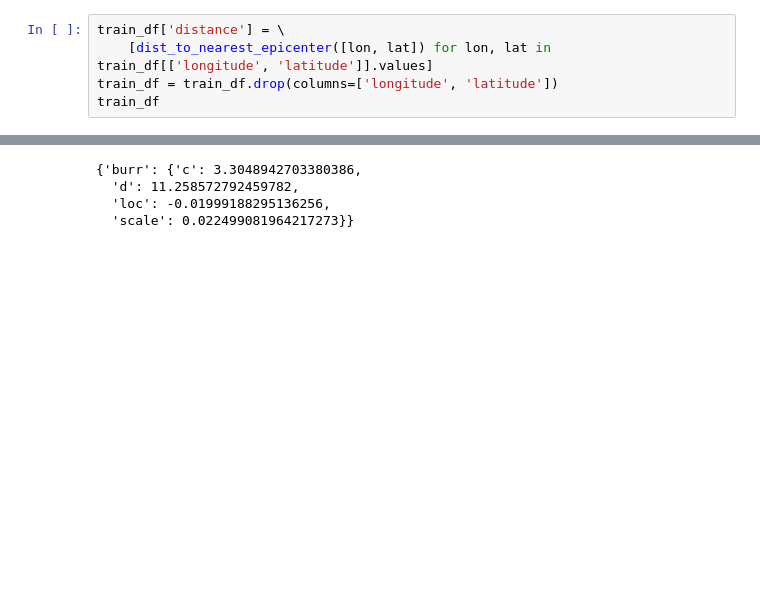
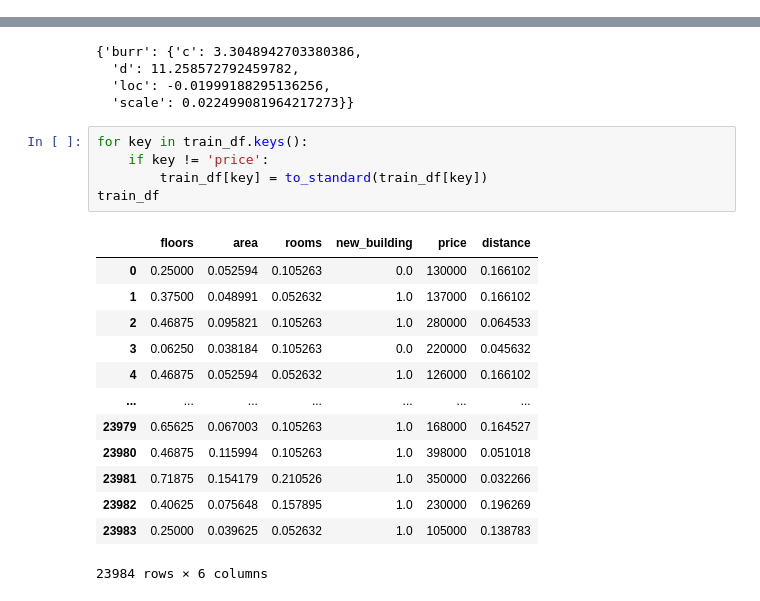
Before and after one commit to Muradmustafayev-03/BinaAzPricingPrediction, a Jupyter notebook: notebooks/analysis.ipynb, the cells around one changed output, grey strips where cells are left out. Cells and saved outputs as stored; diff of their text form; blank space fills up the shorter version.

```diff
--- a/notebooks/analysis.ipynb
+++ b/notebooks/analysis.ipynb
@@ -118,5 +97,0 @@ def dist_to_nearest_epicenter(p):
-# %%
-train_df['distance'] = \
-    [dist_to_nearest_epicenter([lon, lat]) for lon, lat in train_df[['longitude', 'latitude']].values]
-train_df = train_df.drop(columns=['longitude', 'latitude'])
-train_df
@@ -197,3 +132,22 @@ f.get_best(method = 'sumsquare_error')
   'd': 11.258572792459782,
   'loc': -0.01999188295136256,
   'scale': 0.022499081964217273}}
+# %%
+for key in train_df.keys():
+    if key != 'price':
+        train_df[key] = to_standard(train_df[key])
+train_df
+# %% [output]
+|  | floors | area | rooms | new_building | price | distance |
+| 0 | 0.25000 | 0.052594 | 0.105263 | 0.0 | 130000 | 0.166102 |
+| 1 | 0.37500 | 0.048991 | 0.052632 | 1.0 | 137000 | 0.166102 |
+| 2 | 0.46875 | 0.095821 | 0.105263 | 1.0 | 280000 | 0.064533 |
+| 3 | 0.06250 | 0.038184 | 0.105263 | 0.0 | 220000 | 0.045632 |
+| 4 | 0.46875 | 0.052594 | 0.052632 | 1.0 | 126000 | 0.166102 |
+| ... | ... | ... | ... | ... | ... | ... |
+| 23979 | 0.65625 | 0.067003 | 0.105263 | 1.0 | 168000 | 0.164527 |
+| 23980 | 0.46875 | 0.115994 | 0.105263 | 1.0 | 398000 | 0.051018 |
+| 23981 | 0.71875 | 0.154179 | 0.210526 | 1.0 | 350000 | 0.032266 |
+| 23982 | 0.40625 | 0.075648 | 0.157895 | 1.0 | 230000 | 0.196269 |
+| 23983 | 0.25000 | 0.039625 | 0.052632 | 1.0 | 105000 | 0.138783 |
+23984 rows × 6 columns
```
Also changed, not shown: parts of 6 cells of this notebook, 3 other files.
